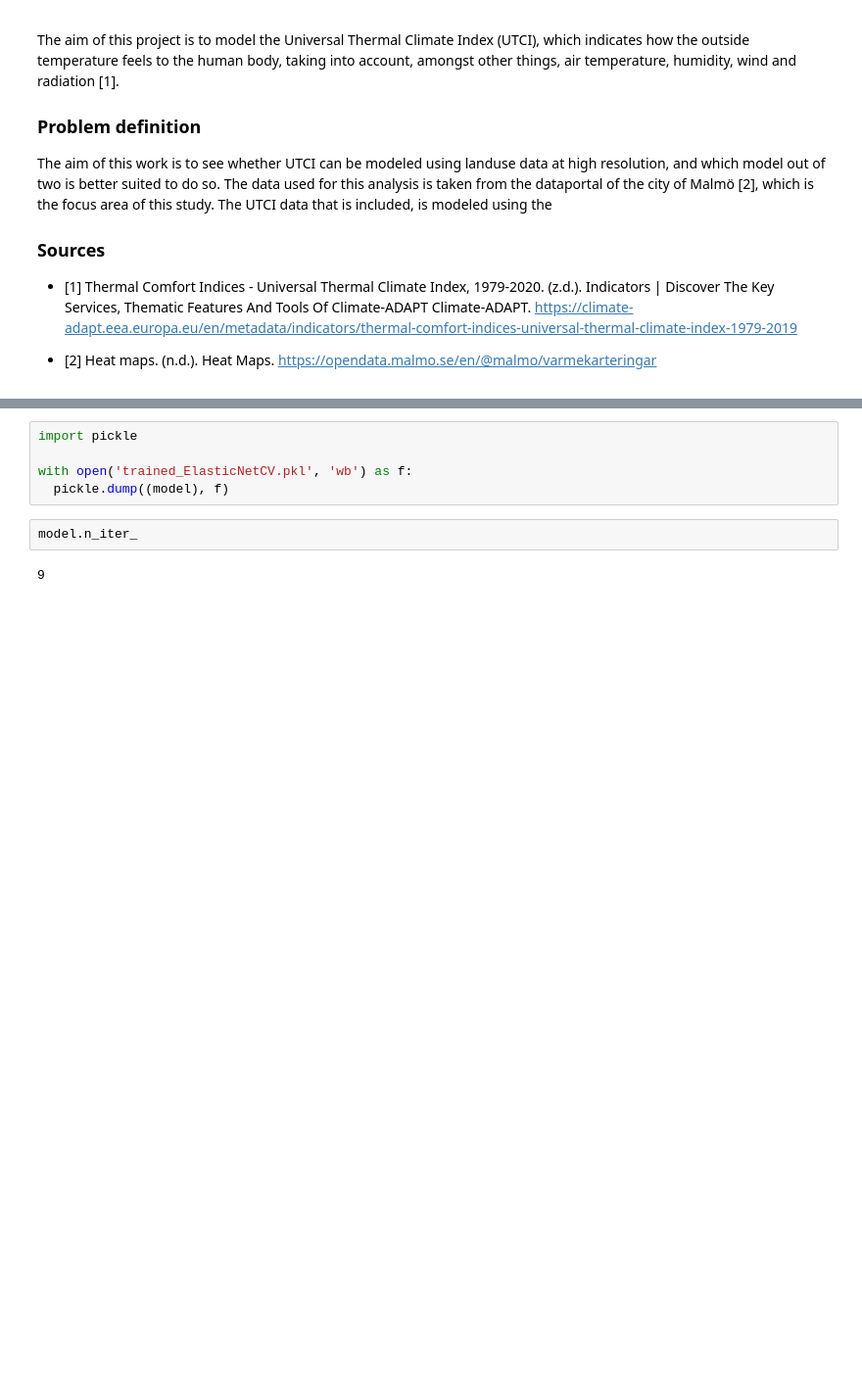
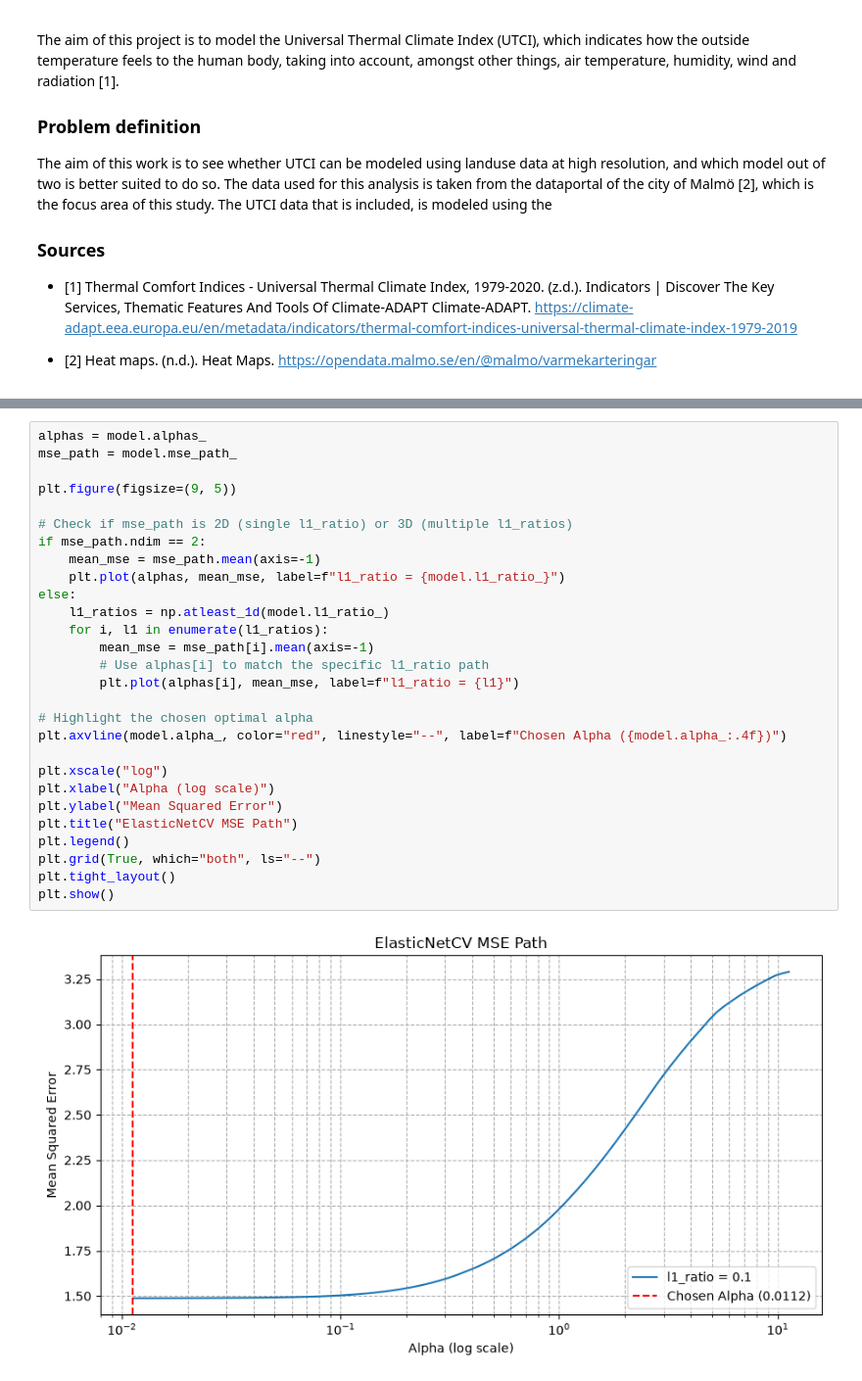
Before and after one commit to Chardes01/BERN02, a Jupyter notebook: final_project/ElasticNet.ipynb, the cells around one changed output, grey strips where cells are left out. Shown at 98% size. Saved outputs shown, nothing was run; the diff lists cells and outputs as text; blank space fills up the shorter version.

```diff
--- a/final_project/ElasticNet.ipynb
+++ b/final_project/ElasticNet.ipynb
@@ -221,9 +250,30 @@ plt.show()
-# %%
-import pickle
-
-with open('trained_ElasticNetCV.pkl', 'wb') as f:
-  pickle.dump((model), f)
 # %%
-model.n_iter_
+alphas = model.alphas_
+mse_path = model.mse_path_
+
+plt.figure(figsize=(9, 5))
+
+# Check if mse_path is 2D (single l1_ratio) or 3D (multiple l1_ratios)
+if mse_path.ndim == 2:
+    mean_mse = mse_path.mean(axis=-1)
+    plt.plot(alphas, mean_mse, label=f"l1_ratio = {model.l1_ratio_}")
+else:
+    l1_ratios = np.atleast_1d(model.l1_ratio_)
+    for i, l1 in enumerate(l1_ratios):
+        mean_mse = mse_path[i].mean(axis=-1)
+        # Use alphas[i] to match the specific l1_ratio path
+        plt.plot(alphas[i], mean_mse, label=f"l1_ratio = {l1}")
+
+# Highlight the chosen optimal alpha
+plt.axvline(model.alpha_, color="red", linestyle="--", label=f"Chosen Alpha ({model.alpha_:.4f})")
+
+plt.xscale("log")
+plt.xlabel("Alpha (log scale)")
+plt.ylabel("Mean Squared Error")
+plt.title("ElasticNetCV MSE Path")
+plt.legend()
+plt.grid(True, which="both", ls="--")
+plt.tight_layout()
+plt.show()
 # %% [output]
-9
+[figure, added]
```
Also changed, not shown: parts of 17 cells of this notebook, 44 other files.
